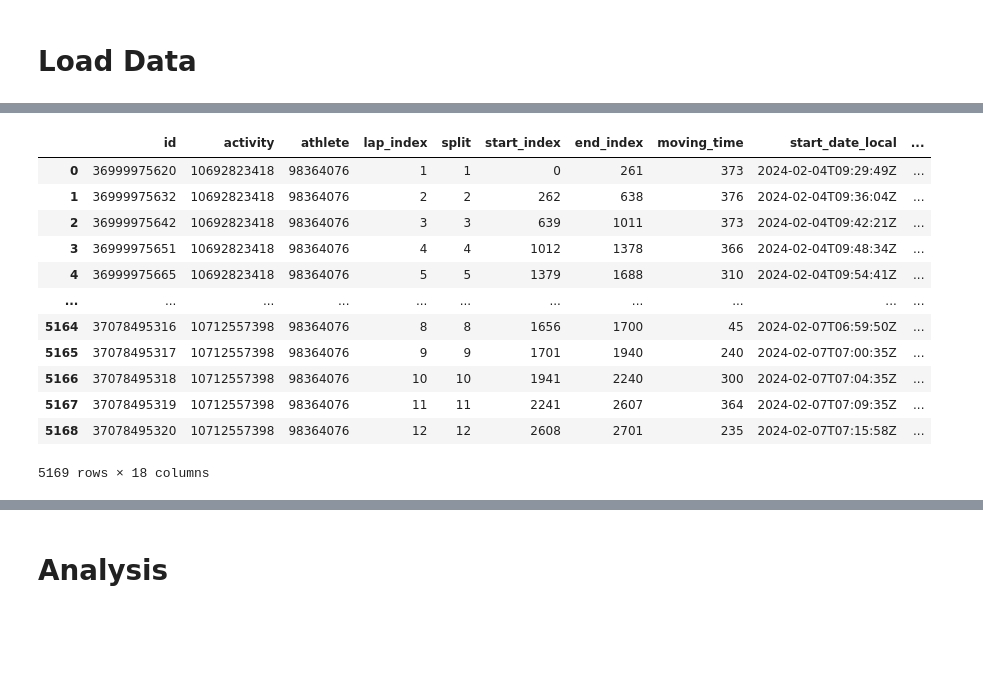
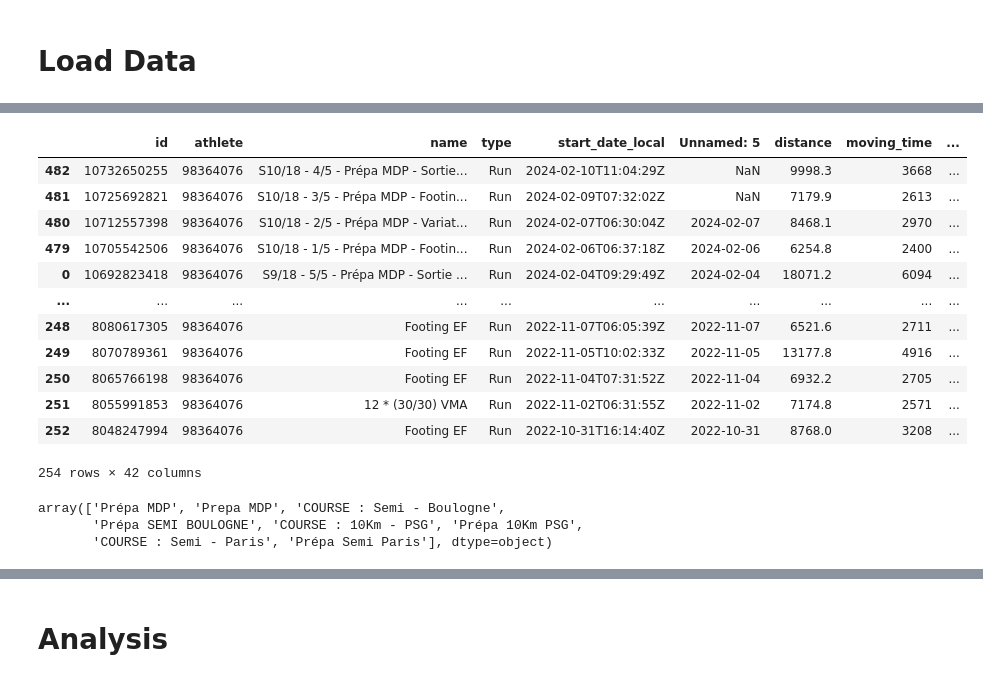
Before and after one commit to TheoCostes/SynchronizeRunningData, a Jupyter notebook: notebooks/2_create_analytics_visuals.ipynb, the cells around one changed output, grey strips where cells are left out. Drawn from its saved outputs; the diff is of its cells as text; code cells hidden in the pictures; blank space fills up the shorter version.

```diff
--- a/notebooks/2_create_analytics_visuals.ipynb
+++ b/notebooks/2_create_analytics_visuals.ipynb
@@ -66,16 +53,18 @@ df_act.sort_values(by="start_date_local", ascending=False)
-# %%
-df_lap
-# %% [output]
-|  | id | activity | athlete | lap_index | split | start_index | end_index | moving_time | start_date_local | ... |
-| 0 | 36999975620 | 10692823418 | 98364076 | 1 | 1 | 0 | 261 | 373 | 2024-02-04T09:29:49Z | ... |
-| 1 | 36999975632 | 10692823418 | 98364076 | 2 | 2 | 262 | 638 | 376 | 2024-02-04T09:36:04Z | ... |
-| 2 | 36999975642 | 10692823418 | 98364076 | 3 | 3 | 639 | 1011 | 373 | 2024-02-04T09:42:21Z | ... |
-| 3 | 36999975651 | 10692823418 | 98364076 | 4 | 4 | 1012 | 1378 | 366 | 2024-02-04T09:48:34Z | ... |
-| 4 | 36999975665 | 10692823418 | 98364076 | 5 | 5 | 1379 | 1688 | 310 | 2024-02-04T09:54:41Z | ... |
-| ... | ... | ... | ... | ... | ... | ... | ... | ... | ... | ... |
-| 5164 | 37078495316 | 10712557398 | 98364076 | 8 | 8 | 1656 | 1700 | 45 | 2024-02-07T06:59:50Z | ... |
-| 5165 | 37078495317 | 10712557398 | 98364076 | 9 | 9 | 1701 | 1940 | 240 | 2024-02-07T07:00:35Z | ... |
-| 5166 | 37078495318 | 10712557398 | 98364076 | 10 | 10 | 1941 | 2240 | 300 | 2024-02-07T07:04:35Z | ... |
-| 5167 | 37078495319 | 10712557398 | 98364076 | 11 | 11 | 2241 | 2607 | 364 | 2024-02-07T07:09:35Z | ... |
-| 5168 | 37078495320 | 10712557398 | 98364076 | 12 | 12 | 2608 | 2701 | 235 | 2024-02-07T07:15:58Z | ... |
-5169 rows × 18 columns
+# %%
+df_act = df_act.dropna(subset=["numero_semaine_prepa", 'numero_seance_semaine'])
+df_act.sort_values(by='start_date_local', ascending=False, inplace=True)
+df_act
+# %% [output]
+|  | id | athlete | name | type | start_date_local | Unnamed: 5 | distance | moving_time | ... |
+| 482 | 10732650255 | 98364076 | S10/18 - 4/5 - Prépa MDP - Sortie... | Run | 2024-02-10T11:04:29Z | NaN | 9998.3 | 3668 | ... |
+| 481 | 10725692821 | 98364076 | S10/18 - 3/5 - Prépa MDP - Footin... | Run | 2024-02-09T07:32:02Z | NaN | 7179.9 | 2613 | ... |
+| 480 | 10712557398 | 98364076 | S10/18 - 2/5 - Prépa MDP - Variat... | Run | 2024-02-07T06:30:04Z | 2024-02-07 | 8468.1 | 2970 | ... |
+| 479 | 10705542506 | 98364076 | S10/18 - 1/5 - Prépa MDP - Footin... | Run | 2024-02-06T06:37:18Z | 2024-02-06 | 6254.8 | 2400 | ... |
+| 0 | 10692823418 | 98364076 | S9/18 - 5/5 - Prépa MDP - Sortie ... | Run | 2024-02-04T09:29:49Z | 2024-02-04 | 18071.2 | 6094 | ... |
+| ... | ... | ... | ... | ... | ... | ... | ... | ... | ... |
+| 248 | 8080617305 | 98364076 | Footing EF | Run | 2022-11-07T06:05:39Z | 2022-11-07 | 6521.6 | 2711 | ... |
+| 249 | 8070789361 | 98364076 | Footing EF | Run | 2022-11-05T10:02:33Z | 2022-11-05 | 13177.8 | 4916 | ... |
+| 250 | 8065766198 | 98364076 | Footing EF | Run | 2022-11-04T07:31:52Z | 2022-11-04 | 6932.2 | 2705 | ... |
+| 251 | 8055991853 | 98364076 | 12 * (30/30) VMA | Run | 2022-11-02T06:31:55Z | 2022-11-02 | 7174.8 | 2571 | ... |
+| 252 | 8048247994 | 98364076 | Footing EF | Run | 2022-10-31T16:14:40Z | 2022-10-31 | 8768.0 | 3208 | ... |
+254 rows × 42 columns
@@ -81,0 +80,6 @@ df_lap
+# %%
+df_act.prepa_name.unique()
+# %% [output]
+array(['Prépa MDP', 'Prepa MDP', 'COURSE : Semi - Boulogne',
+       'Prépa SEMI BOULOGNE', 'COURSE : 10Km - PSG', 'Prépa 10Km PSG',
+       'COURSE : Semi - Paris', 'Prépa Semi Paris'], dtype=object)
```
Also changed, not shown: parts of 21 cells of this notebook.
